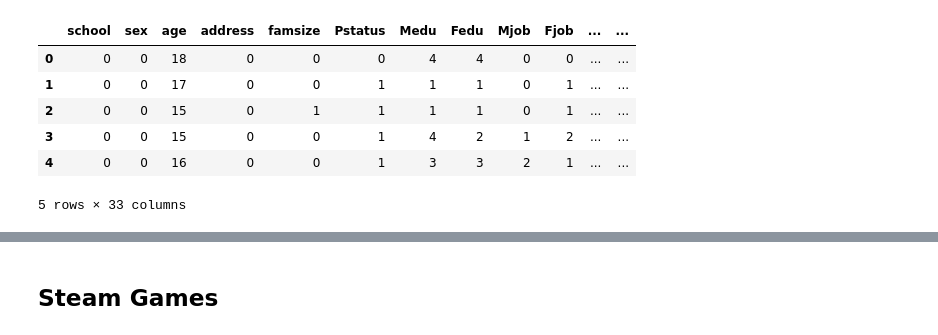
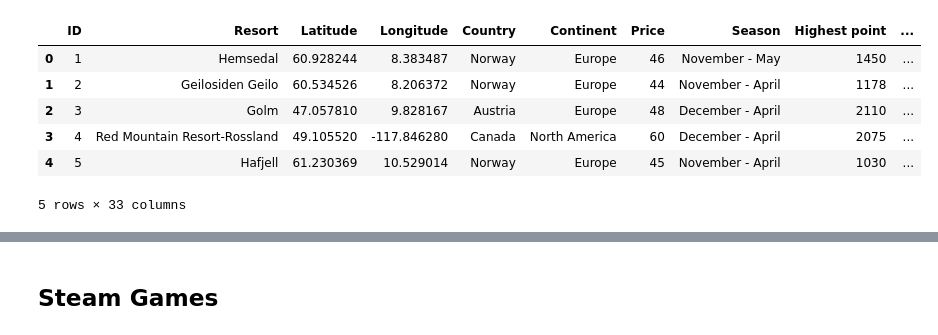
Before and after one commit to matansol/causal-inference-course, a Jupyter notebook: project/project.ipynb, the cells around one changed output, grey strips where cells are left out. Cells and saved outputs as stored; diff of their text form; code cells hidden in the pictures.

```diff
--- a/project/project.ipynb
+++ b/project/project.ipynb
@@ -4,7 +4,7 @@
 import kagglehub
 
 # Download latest version
-path = kagglehub.dataset_download("uciml/student-alcohol-consumption")
+path = kagglehub.dataset_download("farheenshaukat/ski-resort")
 
 print("Path to dataset files:", path)
 # %% [output]
@@ -45,0 +52,8 @@ max     75.000000   19.000000   19.000000   20.000000
+# %%
+ski_df = ski_df.fillna(0)
+non_numeric_cols = ski_df.select_dtypes(include=['object']).columns
+
+for col in non_numeric_cols:
+    # Convert to numeric codes
+    ski_df[col+"_numeric"], _ = pd.factorize(ski_df[col])
+ski_df.head()
@@ -55,0 +584,7 @@ plt.show()
+# %%
+import kagglehub
+
+# Download latest version
+path_large = kagglehub.dataset_download("migueldefrutos/ski-resorts-world-wide")
+
+print("Path to dataset files:", path)
@@ -55,0 +594,17 @@ plt.show()
+# %%
+import os
+import pandas as pd
+
+csv_files_large = [f for f in os.listdir(path_large) if f.endswith('.csv')]
+if csv_files_large:
+    data_file = os.path.join(path, csv_files[0])
+    try:
+        df = pd.read_csv(data_file)
+    except UnicodeDecodeError:
+        df = pd.read_csv(data_file, encoding='latin1')
+    print("Columns:", list(df.columns))
+    print(df.describe())
+else:
+    print("No CSV file found in the dataset directory.")
+
+df.columns = df.columns.str.strip()
@@ -56,17 +629,16 @@ plt.show()
 # %%
-# Identify columns that are not numeric and not already yes/no (0/1)
-non_numeric_cols = df_student.select_dtypes(include=['object']).columns
+df = df.fillna(0)
+non_numeric_cols = df.select_dtypes(include=['object']).columns
 
 for col in non_numeric_cols:
     # Convert to numeric codes
-    df_student[col], _ = pd.factorize(df_student[col])
-
-df_student.head()
+    df[col+"-numeric"], _ = pd.factorize(df[col])
+df.head()
 # %% [output]
-|  | school | sex | age | address | famsize | Pstatus | Medu | Fedu | Mjob | Fjob | ... | ... |
-| 0 | 0 | 0 | 18 | 0 | 0 | 0 | 4 | 4 | 0 | 0 | ... | ... |
-| 1 | 0 | 0 | 17 | 0 | 0 | 1 | 1 | 1 | 0 | 1 | ... | ... |
-| 2 | 0 | 0 | 15 | 0 | 1 | 1 | 1 | 1 | 0 | 1 | ... | ... |
-| 3 | 0 | 0 | 15 | 0 | 0 | 1 | 4 | 2 | 1 | 2 | ... | ... |
-| 4 | 0 | 0 | 16 | 0 | 0 | 1 | 3 | 3 | 2 | 1 | ... | ... |
+|  | ID | Resort | Latitude | Longitude | Country | Continent | Price | Season | Highest point | ... |
+| 0 | 1 | Hemsedal | 60.928244 | 8.383487 | Norway | Europe | 46 | November - May | 1450 | ... |
+| 1 | 2 | Geilosiden Geilo | 60.534526 | 8.206372 | Norway | Europe | 44 | November - April | 1178 | ... |
+| 2 | 3 | Golm | 47.057810 | 9.828167 | Austria | Europe | 48 | December - April | 2110 | ... |
+| 3 | 4 | Red Mountain Resort-Rossland | 49.105520 | -117.846280 | Canada | North America | 60 | December - April | 2075 | ... |
+| 4 | 5 | Hafjell | 61.230369 | 10.529014 | Norway | Europe | 45 | November - April | 1030 | ... |
 5 rows × 33 columns
```
Also changed, not shown: parts of 41 cells of this notebook, 4 other files.
